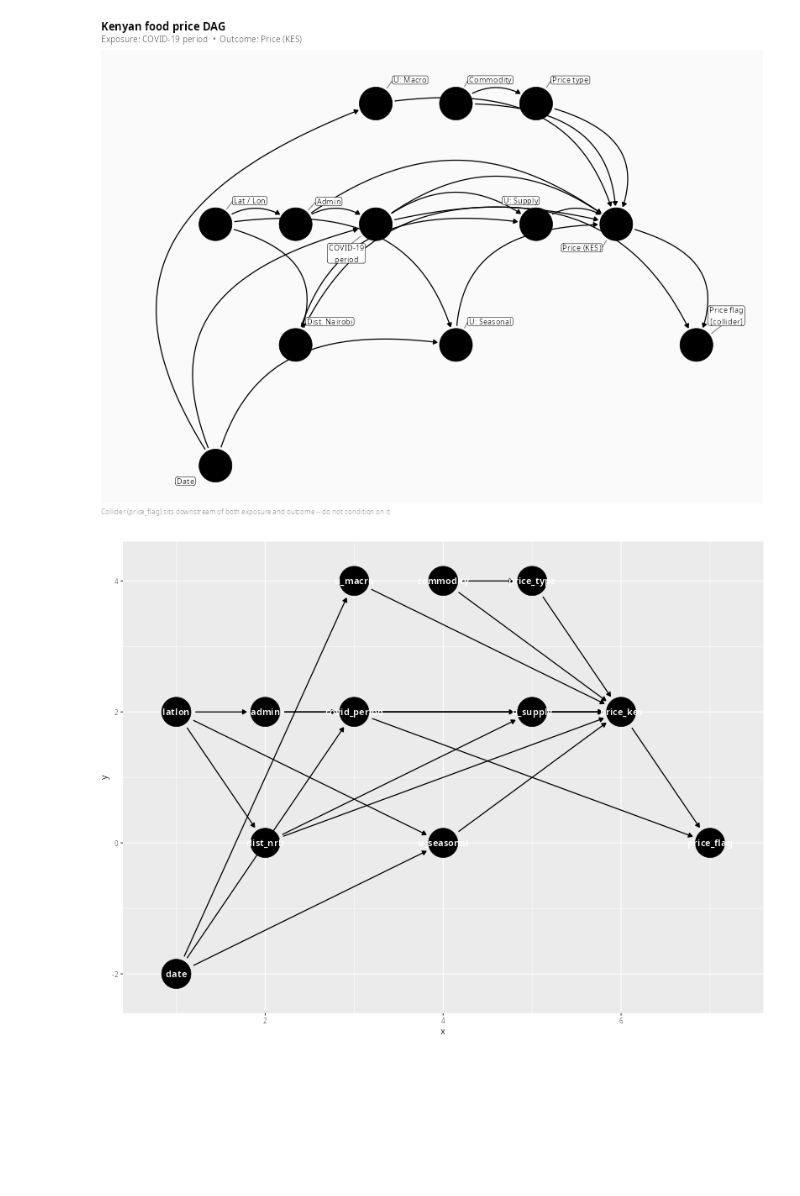
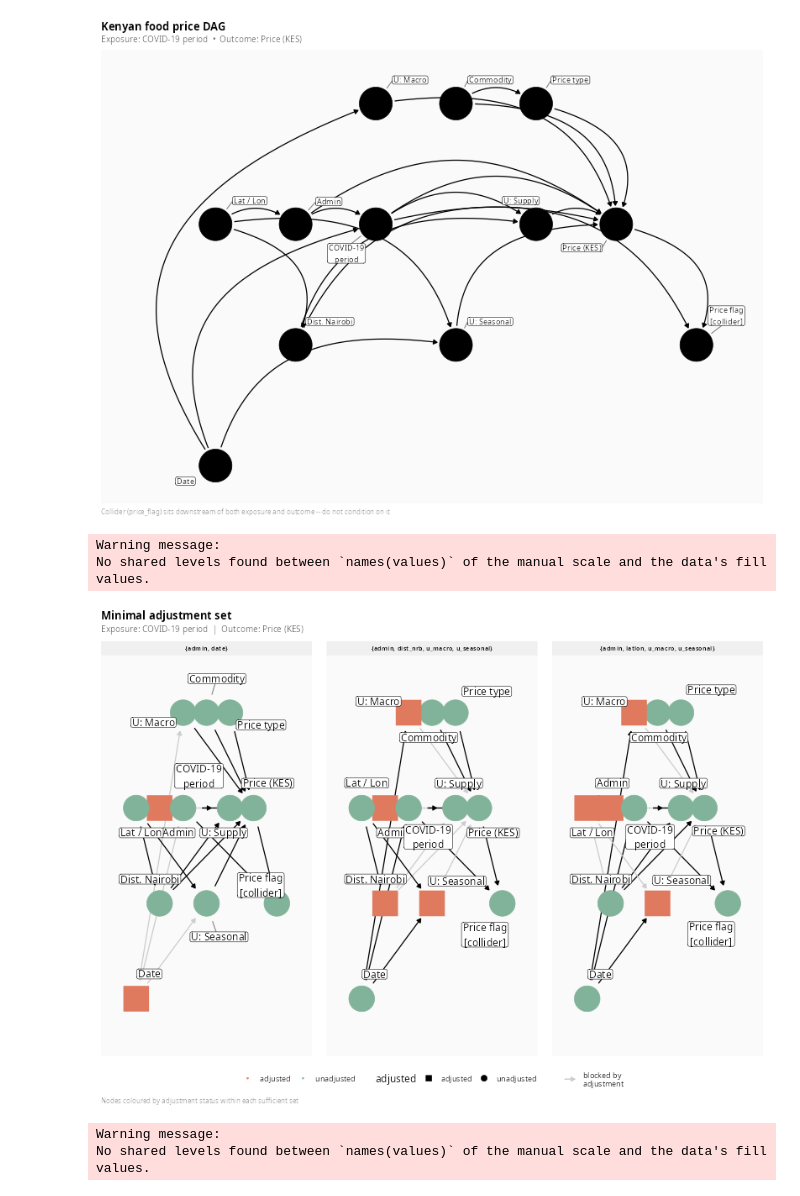
Before and after one commit to Chrisolande/Bayesian-Structural-Time-Series-for-Causal-Impact, a Jupyter notebook: iteration.ipynb, the cells around one changed output. Cells and saved outputs as stored; diff of their text form; code cells hidden in the pictures; blank space fills up the shorter version.

```diff
--- a/iteration.ipynb
+++ b/iteration.ipynb
@@ -628,7 +625,61 @@ colour values.
 values.
 [figure]
 # %%
-food_price_dag |>
-  ggdag()
+pal <- c(
+  adjusted = "#E07A5F",
+  unadjusted = "#81B29A",
+  `blocked by\nadjustment` = "#D4C5B0"
+)
+
+
+ggdag_adjustment_set(
+  food_price_dag,
+  text = FALSE,
+  use_labels = "label",
+  node_size = 14,
+  shadow = TRUE
+) +
+  scale_color_manual(
+    values = pal,
+    name = NULL,
+    guide = guide_legend(override.aes = list(size = 4))
+  ) +
+  scale_fill_manual(values = pal, name = NULL) +
+  labs(
+    title = "Minimal adjustment set",
+    subtitle = "Exposure: COVID-19 period  |  Outcome: Price (KES)",
+    caption = "Nodes coloured by adjustment status within each sufficient set"
+  ) +
+  theme_dag(base_family = "sans") +
+  theme(
+    plot.title = element_text(size = 13, face = "bold", margin = margin(b = 4)),
+    plot.subtitle = element_text(
+      size = 10,
+      colour = "grey40",
+      margin = margin(b = 8)
+    ),
+    plot.caption = element_text(size = 8, colour = "grey55", hjust = 0),
+    legend.position = "bottom",
+    legend.text = element_text(size = 9),
+    strip.text = element_text(size = 7.5, face = "bold"),
+    strip.background = element_rect(fill = "grey94", colour = NA),
+    panel.spacing = unit(1.2, "lines"),
+    plot.background = element_rect(fill = "white", colour = NA),
+    panel.background = element_rect(fill = "grey98", colour = NA)
+  )
+
+ggsave(
+  "food_price_dag_adjset.png",
+  width = 14,
+  height = 6,
+  dpi = 180,
+  bg = "white"
+)
 # %% [output]
+Warning message:
+No shared levels found between `names(values)` of the manual scale and the data's fill
+values.
-[figure, old version]
+[figure, new version]
+Warning message:
+No shared levels found between `names(values)` of the manual scale and the data's fill
+values.
```
Also changed, not shown: parts of 6 cells of this notebook.
